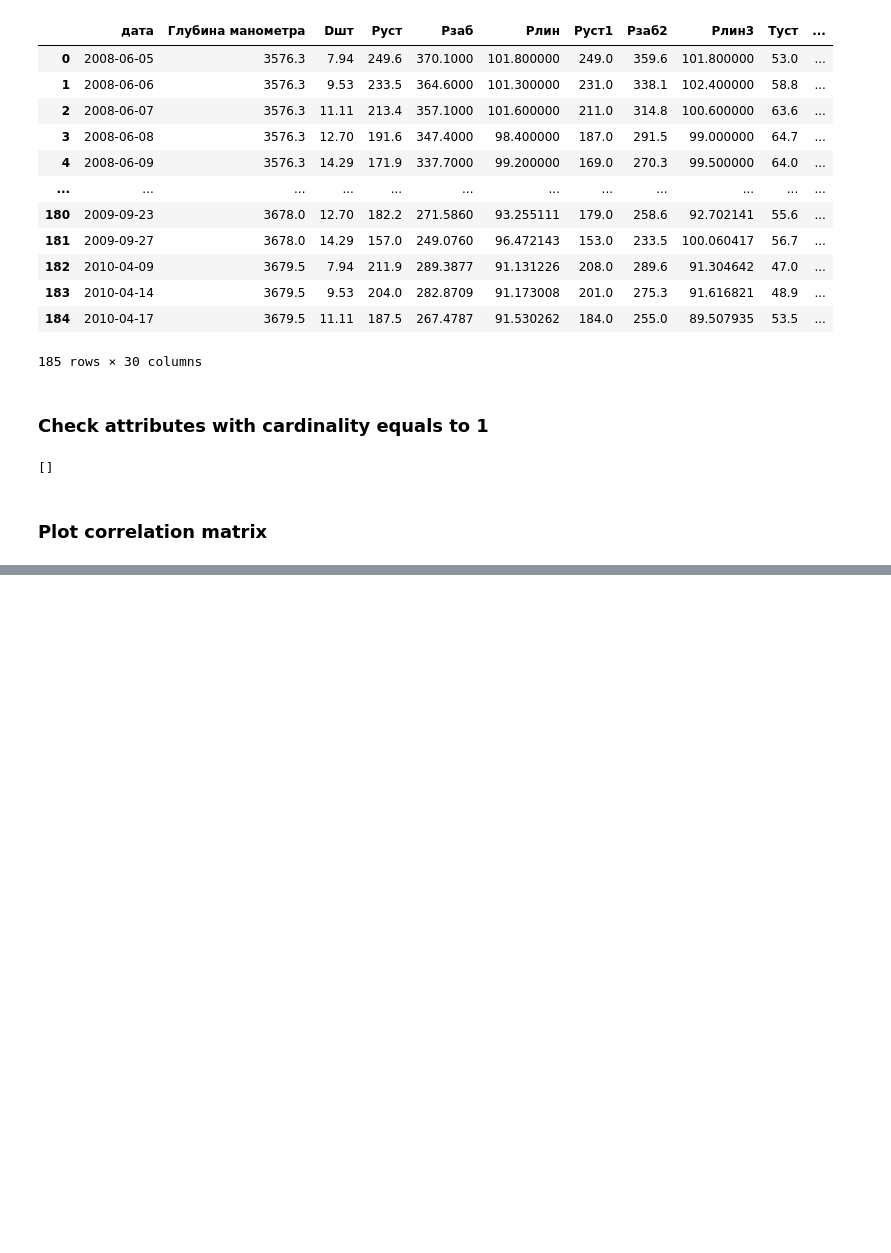
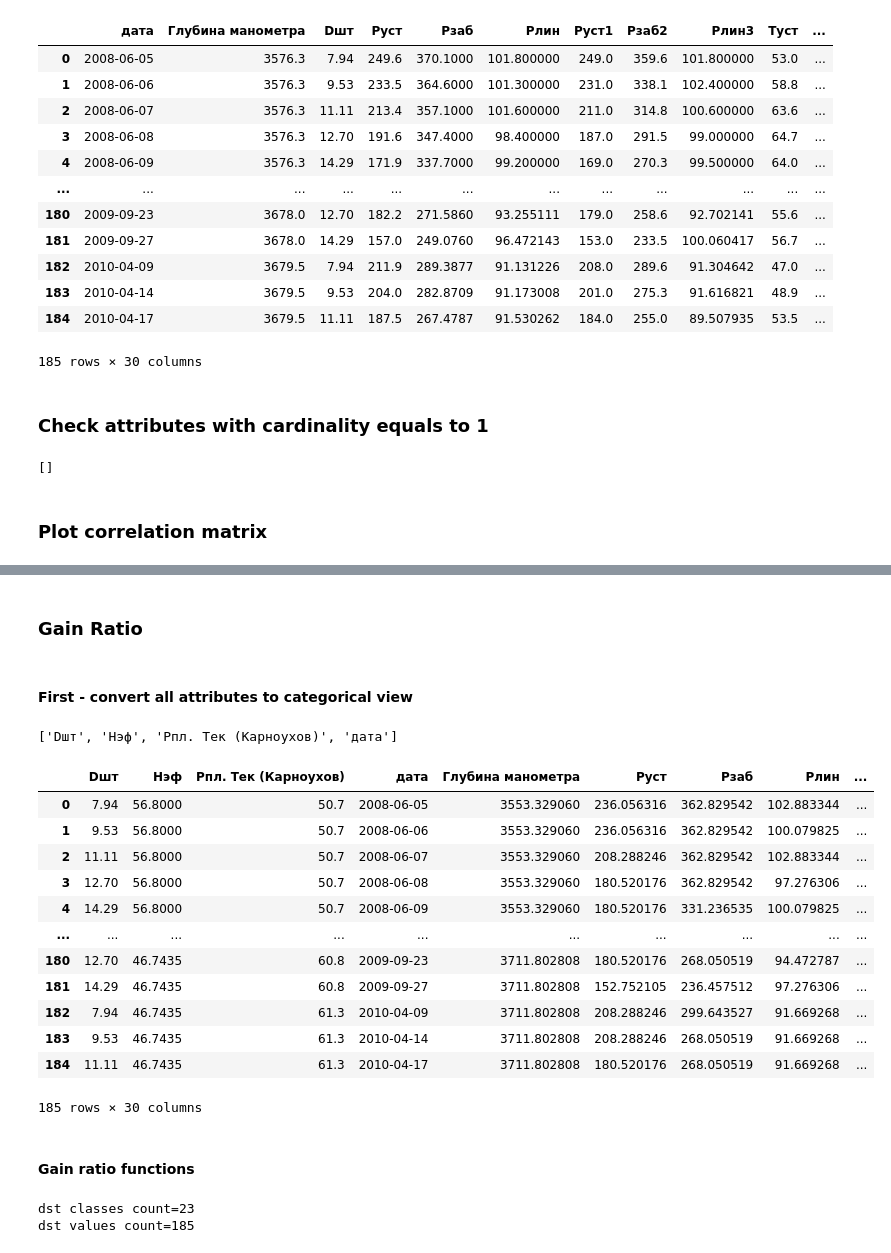
Before and after one commit to myPar/ML, a Jupyter notebook: TPNN_2023/lab1/prepare_dataset_baseline.ipynb, the cells around one changed output, grey strips where cells are left out. Saved outputs shown, nothing was run; the diff lists cells and outputs as text; code cells hidden in the pictures; blank space fills up the shorter version.

Commit message:
implemented gain ratio calculation and plotting

```diff
--- a/TPNN_2023/lab1/prepare_dataset_baseline.ipynb
+++ b/TPNN_2023/lab1/prepare_dataset_baseline.ipynb
@@ -487,3 +487,75 @@ fig.write_image(base_dir + "correlation_lab1.pdf")
 # %% [output]
 The default value of numeric_only in DataFrame.corr is deprecated. In a future version, it will default to False. Select only valid columns or specify the value of numeric_only to silence this warning ...
 [interactive output not drawn]
+# %% [markdown]
+### Gain Ratio
+# %% [markdown]
+#### First - convert all attributes to categorical view
+# %%
+def convert_to_interval_center(point: float, interval_size, min_val, max_val):
+    if str(point) == 'nan':
+        return np.nan
+    if point == max_val:
+        return max_val - interval_size / 2
+    # get full count of intervals up to the point
+    interval_count = math.floor((point - min_val) / interval_size)
+    # return the center of the interval where poin is located
+    return min_val + interval_count * interval_size + interval_size / 2
+
+
+def get_categorical_df(src_df, statistic_data_dict: dict, rejected_attributes: list):
+    result_df = pd.DataFrame.from_dict({})
+
+    # don't change rejected attribute's values
+    for attr in rejected_attributes:
+        result_df[attr] = src_df[attr]
+    regular_attributes = src_df.drop(rejected_attributes, axis=1).columns
+
+    for attr in regular_attributes:
+        cur_attr_statistic = statistic_data_dict[attr]
+
+        min_val = cur_attr_statistic.min
+        max_val = cur_attr_statistic.max
+        val_count = cur_attr_statistic.value_count
+
+        interval_count = 1 + math.log(val_count, 2)
+        interval_size = (max_val - min_val) / interval_count
+
+        l = lambda point:\
+        convert_to_interval_center(point, interval_size, min_val, max_val)
+
+        result_df[attr] = src_df[attr].apply(l)
+
+    return result_df
+# %%
+rejected_attributes = get_categorical_attributes(updated_statistic_data)
+rejected_attributes.append('дата')
+
+print(rejected_attributes)
+categorical_df = get_categorical_df(df, updated_statistic_data, rejected_attributes)
+categorical_df
+# %% [output]
+['Dшт', 'Нэф', 'Рпл. Тек (Карноухов)', 'дата']
+|  | Dшт | Нэф | Рпл. Тек (Карноухов) | дата | Глубина манометра | Руст | Рзаб | Pлин | ... |
+| 0 | 7.94 | 56.8000 | 50.7 | 2008-06-05 | 3553.329060 | 236.056316 | 362.829542 | 102.883344 | ... |
+| 1 | 9.53 | 56.8000 | 50.7 | 2008-06-06 | 3553.329060 | 236.056316 | 362.829542 | 100.079825 | ... |
+| 2 | 11.11 | 56.8000 | 50.7 | 2008-06-07 | 3553.329060 | 208.288246 | 362.829542 | 102.883344 | ... |
+| 3 | 12.70 | 56.8000 | 50.7 | 2008-06-08 | 3553.329060 | 180.520176 | 362.829542 | 97.276306 | ... |
+| 4 | 14.29 | 56.8000 | 50.7 | 2008-06-09 | 3553.329060 | 180.520176 | 331.236535 | 100.079825 | ... |
+| ... | ... | ... | ... | ... | ... | ... | ... | ... | ... |
+| 180 | 12.70 | 46.7435 | 60.8 | 2009-09-23 | 3711.802808 | 180.520176 | 268.050519 | 94.472787 | ... |
+| 181 | 14.29 | 46.7435 | 60.8 | 2009-09-27 | 3711.802808 | 152.752105 | 236.457512 | 97.276306 | ... |
+| 182 | 7.94 | 46.7435 | 61.3 | 2010-04-09 | 3711.802808 | 208.288246 | 299.643527 | 91.669268 | ... |
+| 183 | 9.53 | 46.7435 | 61.3 | 2010-04-14 | 3711.802808 | 208.288246 | 268.050519 | 91.669268 | ... |
+| 184 | 11.11 | 46.7435 | 61.3 | 2010-04-17 | 3711.802808 | 180.520176 | 268.050519 | 91.669268 | ... |
+185 rows × 30 columns
+# %% [markdown]
+#### Gain ratio functions
+# %%
+### check classes count, should be << then total values count
+dst_classes = ['G_total', 'КГФ']
+print("dst classes count=" + str(categorical_df[dst_classes].drop_duplicates().shape[0]))
+print("dst values count=" + str(categorical_df.shape[0]))
+# %% [output]
+dst classes count=23
+dst values count=185
```
Also changed, not shown: parts of 5 cells of this notebook.
